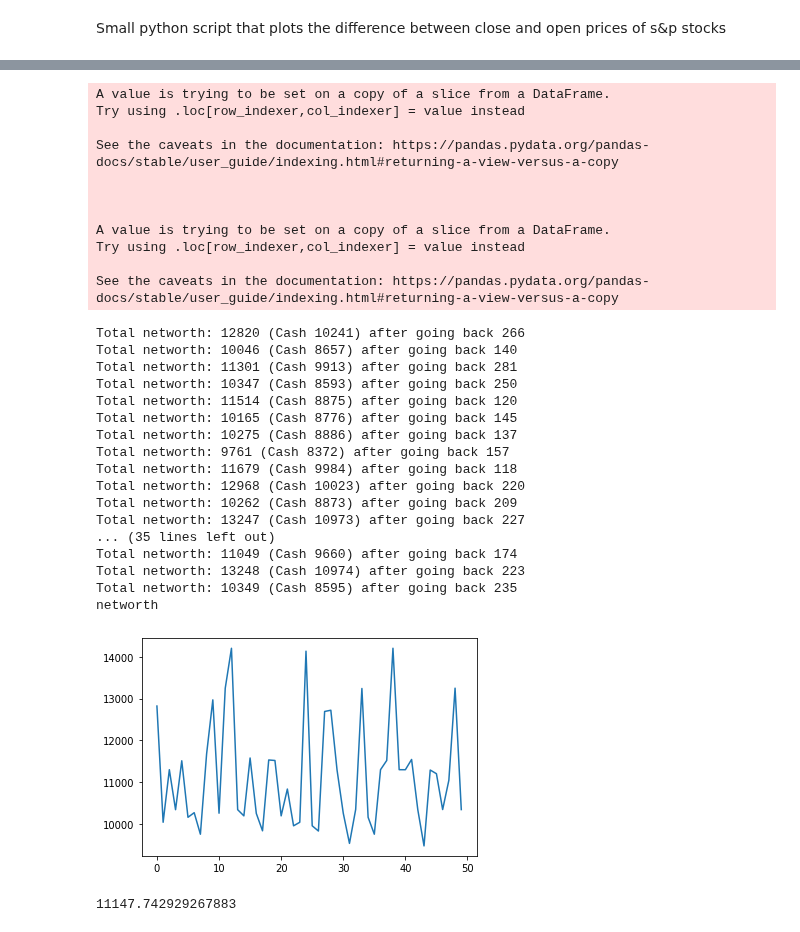
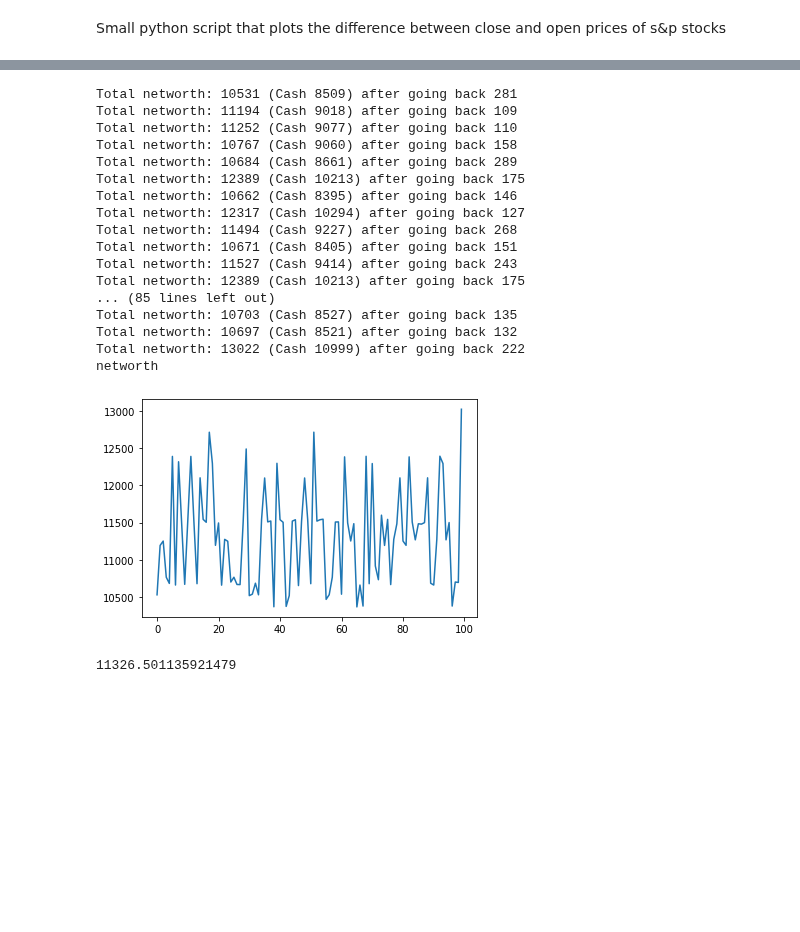
Before and after one commit to MuralidharB/tft-stocks, a Jupyter notebook: close_open.ipynb, the cells around one changed output, grey strips where cells are left out. Saved outputs shown, nothing was run; the diff lists cells and outputs as text; code cells hidden in the pictures; blank space fills up the shorter version.

```diff
--- a/close_open.ipynb
+++ b/close_open.ipynb
@@ -23,8 +41,8 @@ sell_trigger = 1            # times the avg cost of the security to grow before
 security_age = 15           # number of days to hold the security before we cut the losses
 lockin_gains_factor = 1000  # times the orignal amount to grow before we lockin the gains.
 mean_type = "+ve"           # only consider stocks with +ve mean of ND. These stocks have been growing over the period of time
-max_stocks_to_buy = 10      # number of stocks to buy at buy trigger. We can change this value to be more adaptive based on market cap of the security and other parameters.
-backtest_iterations = 50    # number of backtests to run
+max_stocks_to_buy = 5       # number of stocks to buy at buy trigger. We can change this value to be more adaptive based on market cap of the security and other parameters.
+backtest_iterations = 100    # number of backtests to run
 
 
 original_balance = 10000    # seed money to start investing
@@ -280,57 +310,46 @@ networth
 # %%
 import random
 
 ## Hyper parameters
 buy_trigger = 2    # times standard deviation
 sell_trigger = 1   # times the avg cost of the security to grow before we sell
 security_age = 15  # number of days to hold the security before we cut the losses
 lockin_gains_factor = 1.1 # times the orignal amount to grow before we lockin the gains.
 
 nws = []
-for i in range(50):
+for i in range(backtest_iterations):
   tradingdays_togoback = random.randint(100, 300)
   networth, current, pm = do_one_backtesting(tradingdays_togoback)
   print("Total networth: %d (Cash %d) after going back %d" % (networth, current_account, tradingdays_togoback))
   #print(portfolio)
   nws.append(networth)
   #plt.plot(pm)
   #plt.show()
 
 print("networth")
 plt.plot(nws)
 plt.show()
 print(sum(nws)/len(nws))
 # %% [output]
-A value is trying to be set on a copy of a slice from a DataFrame.
-Try using .loc[row_indexer,col_indexer] = value instead
-
-See the caveats in the documentation: https://pandas.pydata.org/pandas-docs/stable/user_guide/indexing.html#returning-a-view-versus-a-copy
-
-
-
-A value is trying to be set on a copy of a slice from a DataFrame.
-Try using .loc[row_indexer,col_indexer] = value instead
-
-See the caveats in the documentation: https://pandas.pydata.org/pandas-docs/stable/user_guide/indexing.html#returning-a-view-versus-a-copy
+Total networth: 10531 (Cash 8509) after going back 281
+Total networth: 11194 (Cash 9018) after going back 109
+Total networth: 11252 (Cash 9077) after going back 110
+Total networth: 10767 (Cash 9060) after going back 158
+Total networth: 10684 (Cash 8661) after going back 289
+Total networth: 12389 (Cash 10213) after going back 175
+Total networth: 10662 (Cash 8395) after going back 146
+Total networth: 12317 (Cash 10294) after going back 127
+Total networth: 11494 (Cash 9227) after going back 268
+Total networth: 10671 (Cash 8405) after going back 151
+Total networth: 11527 (Cash 9414) after going back 243
+Total networth: 12389 (Cash 10213) after going back 175
+... (85 lines left out)
+Total networth: 10703 (Cash 8527) after going back 135
+Total networth: 10697 (Cash 8521) after going back 132
+Total networth: 13022 (Cash 10999) after going back 222
+networth
+[figure, new version]
-Total networth: 12820 (Cash 10241) after going back 266
-Total networth: 10046 (Cash 8657) after going back 140
-Total networth: 11301 (Cash 9913) after going back 281
-Total networth: 10347 (Cash 8593) after going back 250
-Total networth: 11514 (Cash 8875) after going back 120
-Total networth: 10165 (Cash 8776) after going back 145
-Total networth: 10275 (Cash 8886) after going back 137
-Total networth: 9761 (Cash 8372) after going back 157
-Total networth: 11679 (Cash 9984) after going back 118
-Total networth: 12968 (Cash 10023) after going back 220
-Total networth: 10262 (Cash 8873) after going back 209
-Total networth: 13247 (Cash 10973) after going back 227
-... (35 lines left out)
-Total networth: 11049 (Cash 9660) after going back 174
-Total networth: 13248 (Cash 10974) after going back 223
-Total networth: 10349 (Cash 8595) after going back 235
-networth
+11326.501135921479
-[figure, old version]
-11147.742929267883
 # %%
 import random
 
```
Also changed, not shown: parts of 8 cells of this notebook.
